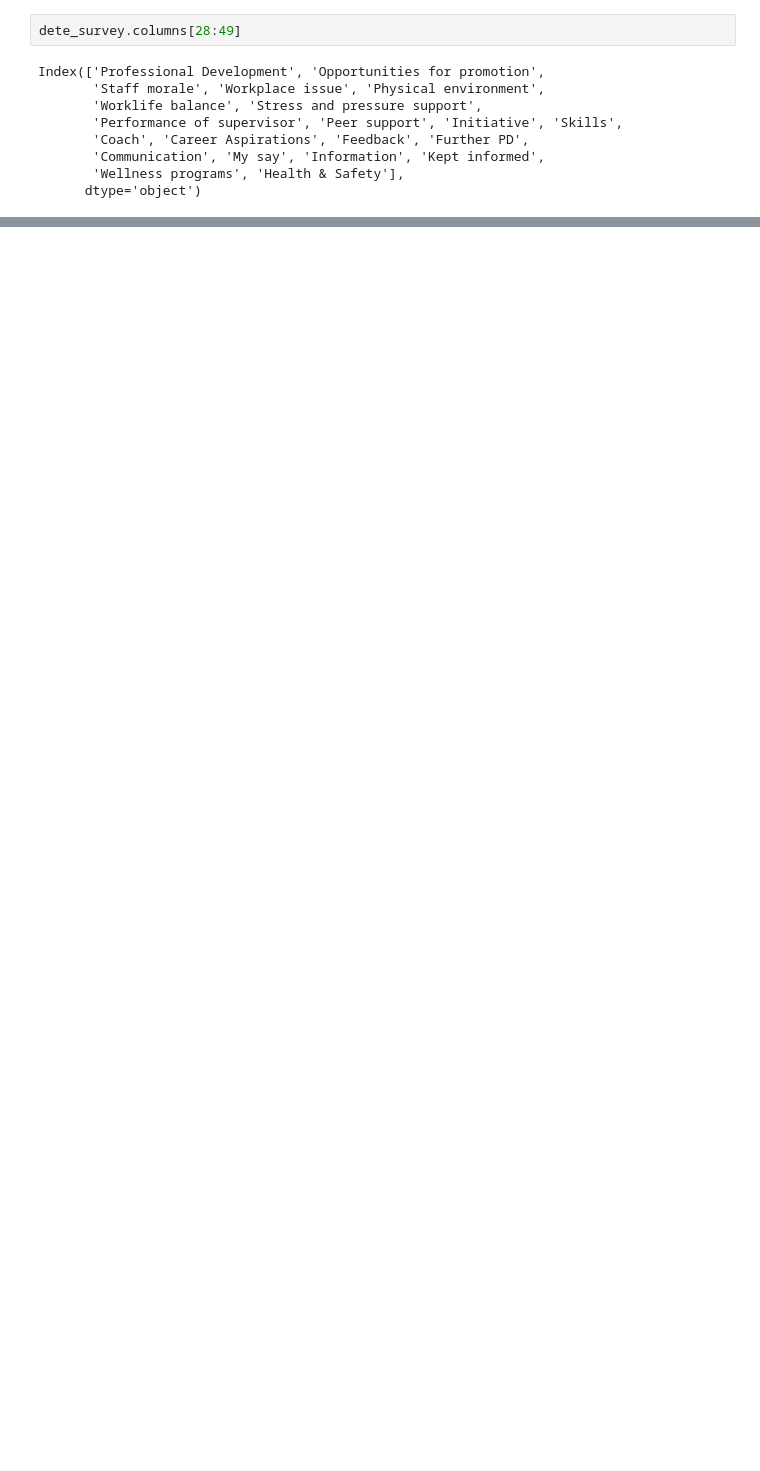
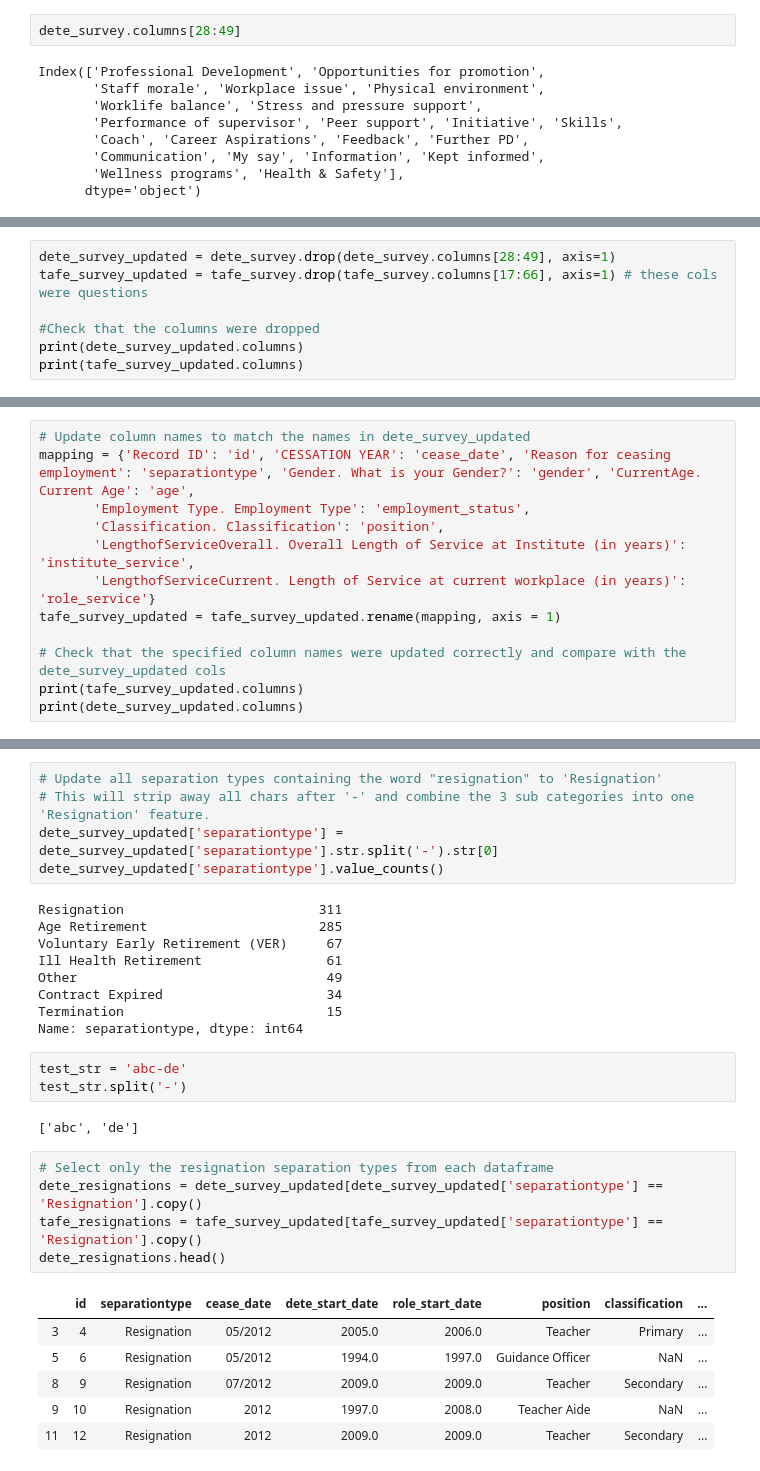
Before and after one commit to khoin-byte/dataquest-guided-projects, a Jupyter notebook: Clean_And_Analyze_Employee_Exit_Surveys/Basics.ipynb, the cells around one changed output, grey strips where cells are left out. Drawn from its saved outputs; the diff is of its cells as text; blank space fills up the shorter version.

Commit message:
added 'clean col names' and 'filter' data seciont

```diff
--- a/Clean_And_Analyze_Employee_Exit_Surveys/Basics.ipynb
+++ b/Clean_And_Analyze_Employee_Exit_Surveys/Basics.ipynb
@@ -251,0 +149,7 @@ Index(['ID', 'SeparationType', 'Cease Date', 'DETE Start Date',
+# %%
+dete_survey_updated = dete_survey.drop(dete_survey.columns[28:49], axis=1)
+tafe_survey_updated = tafe_survey.drop(tafe_survey.columns[17:66], axis=1) # these cols were questions
+
+#Check that the columns were dropped
+print(dete_survey_updated.columns)
+print(tafe_survey_updated.columns)
@@ -268,0 +235,12 @@ Index(['id', 'separationtype', 'cease_date', 'dete_start_date',
+# %%
+# Update column names to match the names in dete_survey_updated
+mapping = {'Record ID': 'id', 'CESSATION YEAR': 'cease_date', 'Reason for ceasing employment': 'separationtype', 'Gender. What is your Gender?': 'gender', 'CurrentAge. Current Age': 'age',
+       'Employment Type. Employment Type': 'employment_status',
+       'Classification. Classification': 'position',
+       'LengthofServiceOverall. Overall Length of Service at Institute (in years)': 'institute_service',
+       'LengthofServiceCurrent. Length of Service at current workplace (in years)': 'role_service'}
+tafe_survey_updated = tafe_survey_updated.rename(mapping, axis = 1)
+
+# Check that the specified column names were updated correctly and compare with the dete_survey_updated cols
+print(tafe_survey_updated.columns)
+print(dete_survey_updated.columns)
@@ -282,0 +294,31 @@ Name: age, dtype: int64
+# %%
+# Update all separation types containing the word "resignation" to 'Resignation'
+# This will strip away all chars after '-' and combine the 3 sub categories into one 'Resignation' feature.
+dete_survey_updated['separationtype'] = dete_survey_updated['separationtype'].str.split('-').str[0]
+dete_survey_updated['separationtype'].value_counts()
+# %% [output]
+Resignation                         311
+Age Retirement                      285
+Voluntary Early Retirement (VER)     67
+Ill Health Retirement                61
+Other                                49
+Contract Expired                     34
+Termination                          15
+Name: separationtype, dtype: int64
+# %%
+test_str = 'abc-de'
+test_str.split('-')
+# %% [output]
+['abc', 'de']
+# %%
+# Select only the resignation separation types from each dataframe
+dete_resignations = dete_survey_updated[dete_survey_updated['separationtype'] == 'Resignation'].copy()
+tafe_resignations = tafe_survey_updated[tafe_survey_updated['separationtype'] == 'Resignation'].copy()
+dete_resignations.head()
+# %% [output]
+|  | id | separationtype | cease_date | dete_start_date | role_start_date | position | classification | ... |
+| 3 | 4 | Resignation | 05/2012 | 2005.0 | 2006.0 | Teacher | Primary | ... |
+| 5 | 6 | Resignation | 05/2012 | 1994.0 | 1997.0 | Guidance Officer | NaN | ... |
+| 8 | 9 | Resignation | 07/2012 | 2009.0 | 2009.0 | Teacher | Secondary | ... |
+| 9 | 10 | Resignation | 2012 | 1997.0 | 2008.0 | Teacher Aide | NaN | ... |
+| 11 | 12 | Resignation | 2012 | 2009.0 | 2009.0 | Teacher | Secondary | ... |
```
Also changed, not shown: parts of 22 cells of this notebook.
